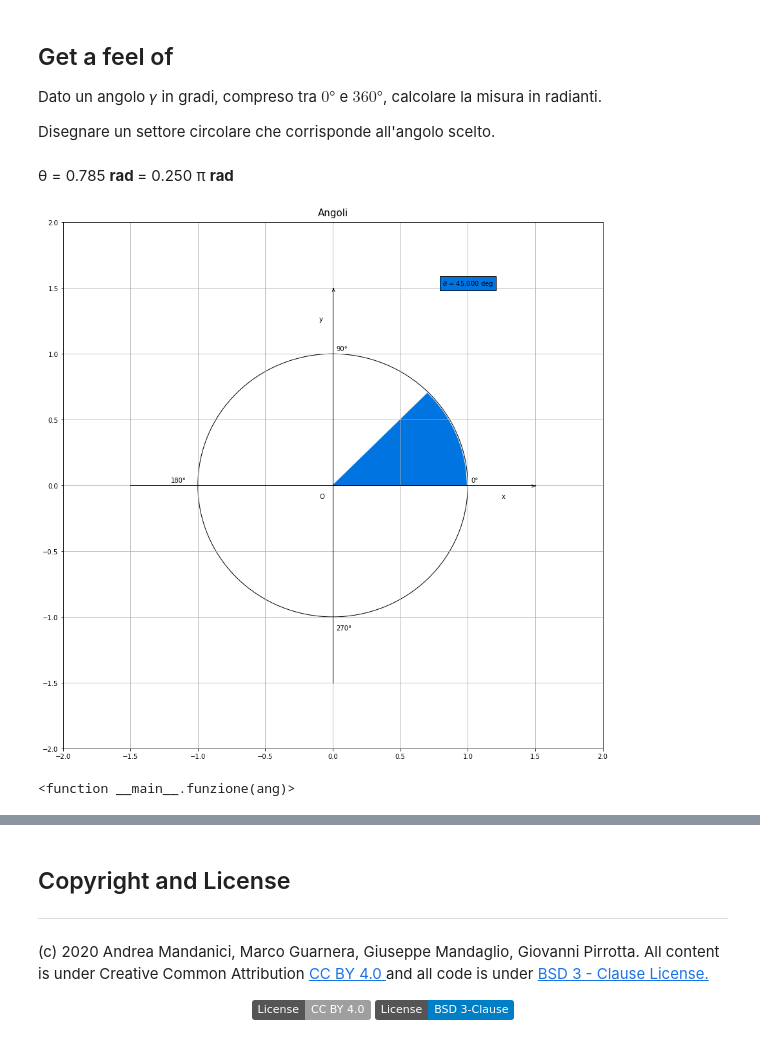
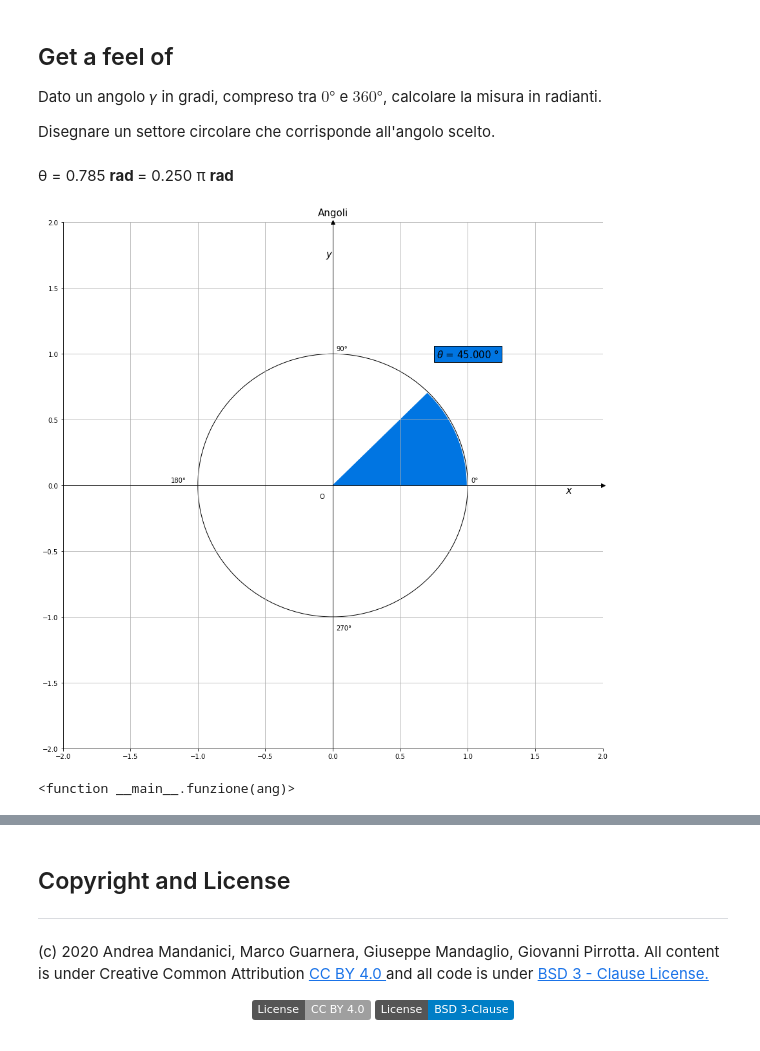
Before and after one commit to Darkaquon/Physics-with-Open-Source-Software, a Jupyter notebook: Notebook/Angoli.ipynb, the cells around one changed output, grey strips where cells are left out. Cells and saved outputs as stored; diff of their text form; code cells hidden in the pictures; badges without logos.

```diff
--- a/Notebook/Angoli.ipynb
+++ b/Notebook/Angoli.ipynb
@@ -105,21 +105,22 @@ fig1, axes = plt.subplots(figsize = (15, 15)) # Utilizzato per numerare il grafi
 axes.set_title("Angolo corrispondente a un radiante", fontdict = {"fontsize": 15}, pad = 10) # Utilizzato per il titolo.
 plt.xlim(-2, 2) # Utilizzato per il limite della x.
 plt.ylim(-2, 2) # Utilizzato per il limite della y.
-plt.axhline(y = 0, xmin = 0.125, xmax = 0.875, linewidth = 1, color = "black") # Utilizzato per disegnare una linea orizzontale.
-plt.axvline(x = 0, ymin = 0.125, ymax = 0.875, linewidth = 1, color = "black") # Utilizzato per disegnare una linea verticale.
-axes.annotate("", xy = (1.5, -0.005), xytext = (1.49, -0.005), arrowprops = dict(arrowstyle = "->")) # Utilizzato per disegnare una freccia.
-axes.annotate("", xy = (0.005, 1.5), xytext = (0.005, 1.49), arrowprops = dict(arrowstyle = "->")) # Utilizzato per disegnare una freccia.
+axes.spines["top"].set_position(("data", 0)) # Utilizzato per???.
+axes.spines["right"].set_position(("data", 0)) # Utilizzato per???.
+axes.plot(1, 0, ">k", transform = axes.get_yaxis_transform(), clip_on = False) # Utilizzato per disegnare la freccia dell'asse x.
+axes.plot(0, 1, "^k", transform = axes.get_xaxis_transform(), clip_on = False) # Utilizzato per disegnare la freccia dell'asse y.
+axes.annotate(r"$ x $", (1.75, 0), fontsize = 15, verticalalignment = "top", horizontalalignment = "center") # Utilizzato per rappresentare la x nel grafico.
+axes.annotate(r"$ y $", (0, 1.75), fontsize = 15, verticalalignment = "center", horizontalalignment = "right") # Utilizzato per rappresentare la y nel grafico.
+axes.annotate("O", xy = (-0.1, -0.1)) # Utilizzato per rappresentare l'origine nel grafico.
 draw_circle = plt.Circle((0, 0), 1, fill = False) # Utilizzato per disegnare un cerchio.
 axes.add_artist(draw_circle) # Utilizzato per aggiungere il cerchio al grafico.
-plt.text(1, 1.5, r"$ \theta $ = {0:0.3f} deg".format(ang_grad), horizontalalignment = "center", verticalalignment = "bottom", fontdict = {"fontsize": 10}, bbox = dict(facecolor = "#0075E2")) # Utilizzato per il testo della leggenda.
-axes.annotate("O", xy = (-0.1, -0.1)) # Utilizzato per rappresentare l'origine nel grafico.
-axes.annotate("x", xy = (1.25, -0.1)) # Utilizzato per rappresentare la x nel grafico.
-axes.annotate("y", xy = (-0.1, 1.25)) # Utilizzato per rappresentare la y nel grafico.
 axes.annotate("0°", xy = (1.025, 0.025)) # Utilizzato per rappresentare 0° nel grafico.
 axes.annotate("90°", xy = (0.025, 1.025)) # Utilizzato per rappresentare 90° nel grafico.
 axes.annotate("180°", xy = (-1.2, 0.025)) # Utilizato per rappresentare 180° nel grafico.
 axes.annotate("270°", xy = (0.025, -1.1)) # Utilizzato per rappresentare 270° nel grafico.
-axes.add_artist(Wedge((0, 0), 0.99, 0, ang_grad, color = "#0075E2")) # Utilizzato per disegnare l'angolo.
+draw_wedge = patches.Wedge((0, 0), 0.99, 0, ang_grad, color = "#0075E2") # Utilizzato per disegnare un angolo.
+axes.add_artist(draw_wedge) # Utilizzato per aggiungere l'angolo nel grafico.
+plt.text(1, 1, r"$ \theta $ = {0:0.3f} °".format(ang_grad), horizontalalignment = "center", verticalalignment = "center", fontdict = {"fontsize": 15}, bbox = dict(facecolor = "#0075E2")) # Utilizzato per il testo della leggenda.
 plt.grid(True) # Utilizzato per la griglia.
 print()
 plt.show() # Utilizzato per mostrare il grafico.
@@ -148,43 +149,45 @@ sliderAng = widgets.IntSlider(min = 0, max = 360, step = 1, value = 45,
 
 
 # Funzione.
 def funzione(ang):
     ang_rad = ang * np.pi / 180 # Angolo in radianti.
     ang_over_pi = ang / 180 # Angolo in fraction of pi radians???.
+    print()
     display(HTML("\n &theta; = {0:0.3f} <b> rad </b> = {1:0.3f} &pi; <b> rad </b>".format(ang_rad, ang_over_pi))) # Utilizzato per stampare i risultati in HTML.
     makeplot(ang) # Utilizzato per utilizzare la funzione grafico.
 
 # Funzione grafico.
 def makeplot(ang):
     fig, axes = plt.subplots(figsize = (15, 15)) # Utilizzato per numerare il grafico e dimensionarlo.
     axes.set_title("Angoli", fontdict = {"fontsize": 15}, pad = 10) # Utilizzato per il titolo.
     plt.xlim(-2, 2) # Utilizzato per il limite della x.
     plt.ylim(-2, 2) # Utilizzato per il limite della y.
-    plt.axhline(y = 0, xmin = 0.125, xmax = 0.875, linewidth = 1, color = "black") # Utilizzato per disegnare una linea orizzontale.
-    plt.axvline(x = 0, ymin = 0.125, ymax = 0.875, linewidth = 1, color = "black") # Utilizzato per disegnare una linea verticale.
-    axes.annotate("", xy = (1.5, -0.005), xytext = (1.49, -0.005), arrowprops = dict(arrowstyle = "->")) # Utilizzato per disegnare una freccia.
-    axes.annotate("", xy = (0.005, 1.5), xytext = (0.005, 1.49), arrowprops = dict(arrowstyle = "->")) # Utilizzato per disegnare una freccia.
+    axes.spines["top"].set_position(("data", 0)) # Utilizzato per???.
+    axes.spines["right"].set_position(("data", 0)) # Utilizzato per???.
+    axes.plot(1, 0, ">k", transform = axes.get_yaxis_transform(), clip_on = False) # Utilizzato per disegnare la freccia dell'asse x.
+    axes.plot(0, 1, "^k", transform = axes.get_xaxis_transform(), clip_on = False) # Utilizzato per disegnare la freccia dell'asse y.
+    axes.annotate(r"$ x $", (1.75, 0), fontsize = 15, verticalalignment = "top", horizontalalignment = "center") # Utilizzato per rappresentare la x nel grafico.
+    axes.annotate(r"$ y $", (0, 1.75), fontsize = 15, verticalalignment = "center", horizontalalignment = "right") # Utilizzato per rappresentare la y nel grafico.
+    axes.annotate("O", xy = (-0.1, -0.1)) # Utilizzato per rappresentare l'origine nel grafico.
     draw_circle = plt.Circle((0, 0), 1, fill = False) # Utilizzato per disegnare un cerchio.
     axes.add_artist(draw_circle) # Utilizzato per aggiungere il cerchio al grafico.
-    plt.text(1, 1.5, r"$ \theta $ = {0:0.3f} deg".format(ang), horizontalalignment = "center", verticalalignment = "bottom", fontdict = {"fontsize": 10}, bbox = dict(facecolor = "#0075E2")) # Utilizzato per il testo della leggenda.
-    axes.annotate("O", xy = (-0.1, -0.1)) # Utilizzato per rappresentare l'origine nel grafico.
-    axes.annotate("x", xy = (1.25, -0.1)) # Utilizzato per rappresentare la x nel grafico.
-    axes.annotate("y", xy = (-0.1, 1.25)) # Utilizzato per rappresentare la y nel grafico.
     axes.annotate("0°", xy = (1.025, 0.025)) # Utilizzato per rappresentare 0° nel grafico.
     axes.annotate("90°", xy = (0.025, 1.025)) # Utilizzato per rappresentare 90° nel grafico.
     axes.annotate("180°", xy = (-1.2, 0.025)) # Utilizato per rappresentare 180° nel grafico.
     axes.annotate("270°", xy = (0.025, -1.1)) # Utilizzato per rappresentare 270° nel grafico.
-    axes.add_artist(Wedge((0, 0), 0.99, 0, ang, color = "#0075E2")) # Utilizzato per disegnare l'angolo.
+    draw_wedge = patches.Wedge((0, 0), 0.99, 0, ang, color = "#0075E2") # Utilizzato per disegnare un angolo.
+    axes.add_artist(draw_wedge) # Utilizzato per aggiungere l'angolo nel grafico.
+    plt.text(1, 1, r"$ \theta $ = {0:0.3f} °".format(ang), horizontalalignment = "center", verticalalignment = "center", fontdict = {"fontsize": 15}, bbox = dict(facecolor = "#0075E2")) # Utilizzato per il testo della leggenda.
     plt.grid(True) # Utilizzato per la griglia.
     print()
     plt.show() # Utilizzato per mostrare il grafico.
 
 
 # Utilizzato per collegare il widget alla funzione e per interagire con lo slider.
 widgets.interact(funzione, ang = sliderAng)
 # %% [output]
 θ = 0.785 rad = 0.250 π rad
-[figure, old version]
+[figure, new version]
 <function __main__.funzione(ang)>
 # %% [markdown]
 > Per eseguire il codice Python contenuto in questo **notebook** Jupyter, anche se Python e Notebook Jupyter non sono installati sulla macchina che stai adoperando, puoi utilizzare l'ambiente [**binder**](https://mybinder.org) online.
```
Also changed, not shown: parts of 1 cell of this notebook.
